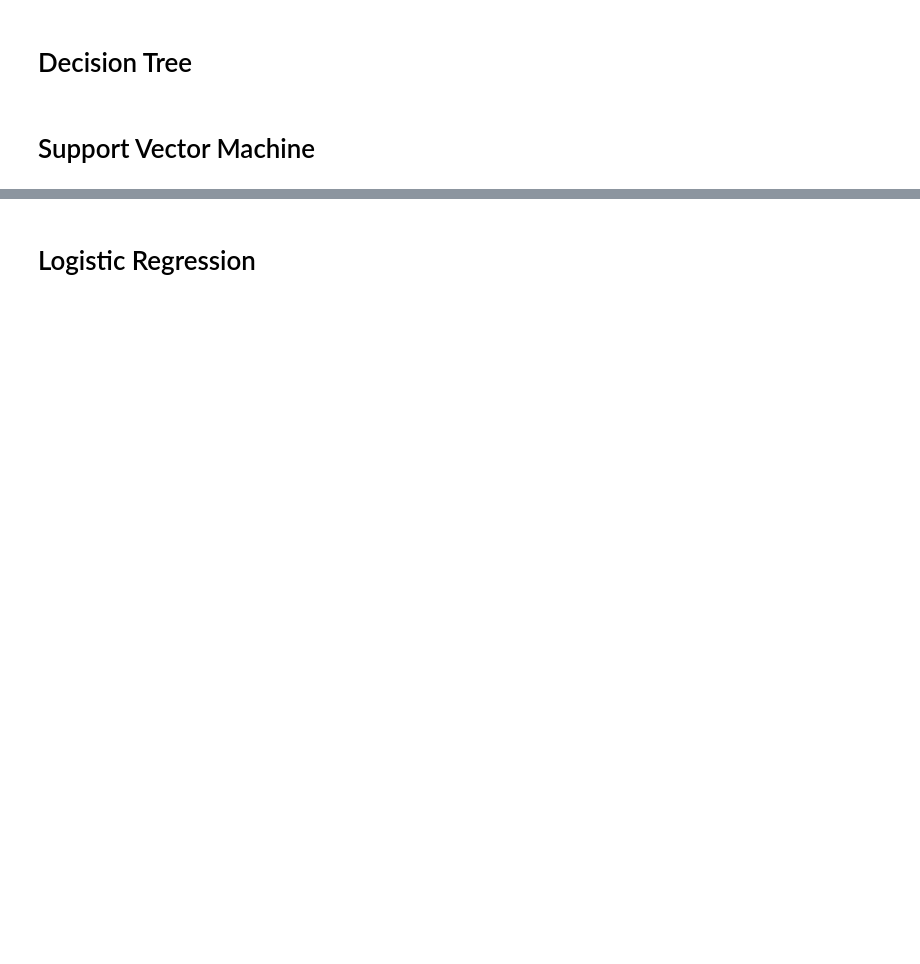
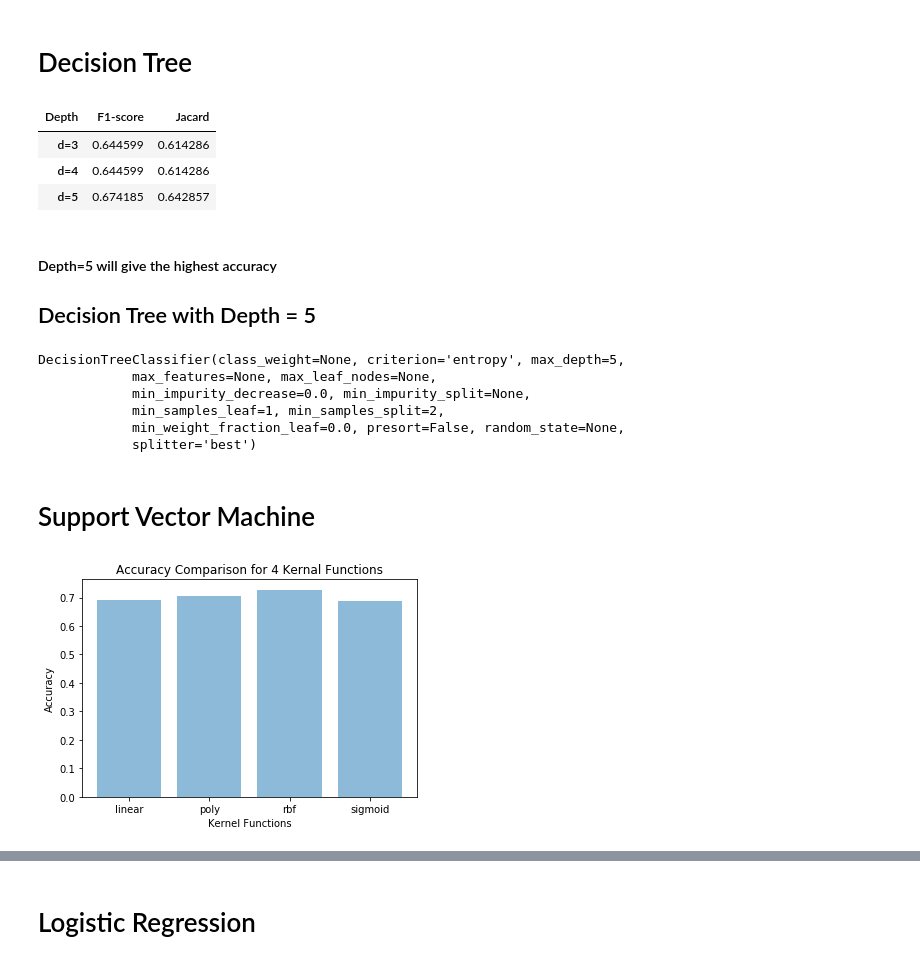
Before and after one commit to JPLAVALLEY/Portfolio, a Jupyter notebook: Data Science Machine Learning w. Python.ipynb, the cells around one changed output, grey strips where cells are left out. Saved outputs shown, nothing was run; the diff lists cells and outputs as text; code cells hidden in the pictures; blank space fills up the shorter version.

```diff
--- a/Data Science Machine Learning w. Python.ipynb
+++ b/Data Science Machine Learning w. Python.ipynb
@@ -287,4 +336,81 @@ Notice: You should find the best k to build the model with the best accuracy.
 # %% [markdown]
 # Decision Tree
+# %%
+# findinng the best depth level
+from sklearn.tree import DecisionTreeClassifier
+from sklearn.metrics import f1_score
+from sklearn.metrics import jaccard_similarity_score
+
+# Compare accuracy result for depth = 3, 4 and 5
+d_range = range(3, 6)
+f1 = []
+ja = []
+for d in d_range:
+    DT = DecisionTreeClassifier(criterion="entropy", max_depth=d)
+    DT.fit(X_train, y_train)
+    dt_yhat = DT.predict(X_test)
+    f1.append(f1_score(y_test, dt_yhat, average='weighted'))
+    ja.append(jaccard_similarity_score(y_test, dt_yhat))
+
+result = pd.DataFrame(f1, index=['d=3','d=4', 'd=5'])
+result.columns = ['F1-score']
+result.insert(loc=1, column='Jacard', value=ja)
+result.columns.name = "Depth"
+result
+# %% [output]
+| Depth | F1-score | Jacard |
+| d=3 | 0.644599 | 0.614286 |
+| d=4 | 0.644599 | 0.614286 |
+| d=5 | 0.674185 | 0.642857 |
+# %% [markdown]
+#### Depth=5 will give the highest accuracy
+
+## Decision Tree with Depth = 5
+# %%
+# for Decision Trees
+from sklearn.tree import DecisionTreeClassifier
+# prepare DT setting
+DT = DecisionTreeClassifier(criterion="entropy", max_depth=5)
+# perform the test
+DT.fit(X_train, y_train)
+DT
+# %% [output]
+DecisionTreeClassifier(class_weight=None, criterion='entropy', max_depth=5,
+            max_features=None, max_leaf_nodes=None,
+            min_impurity_decrease=0.0, min_impurity_split=None,
+            min_samples_leaf=1, min_samples_split=2,
+            min_weight_fraction_leaf=0.0, presort=False, random_state=None,
+            splitter='best')
 # %% [markdown]
 # Support Vector Machine
+# %%
+# for SVM
+from sklearn import svm
+from sklearn.metrics import jaccard_similarity_score
+from sklearn.metrics import f1_score
+
+# import Matplotlib (scientific plotting library)
+import matplotlib.pyplot as plt
+%matplotlib inline
+
+func_list = ['linear', 'poly', 'rbf', 'sigmoid']
+accuracy_score = []
+
+for func in func_list:
+    SVM = svm.SVC(kernel=func)
+    SVM.fit(X_train, y_train)
+    svm_yhat = SVM.predict(X_test)
+    accuracy_score.append(f1_score(y_test, svm_yhat, average='weighted'))
+
+# plot the comparison among 4 kernel functions
+import numpy as np
+import matplotlib.pyplot as plt
+y_pos = np.arange(len(func_list))
+plt.bar(y_pos, accuracy_score, align='center', alpha=0.5)
+plt.xticks(y_pos, func_list)
+plt.ylabel('Accuracy')
+plt.xlabel('Kernel Functions')
+plt.title('Accuracy Comparison for 4 Kernal Functions')
+plt.show()
+# %% [output]
+[figure, added]
```
Also changed, not shown: parts of 20 cells of this notebook.
